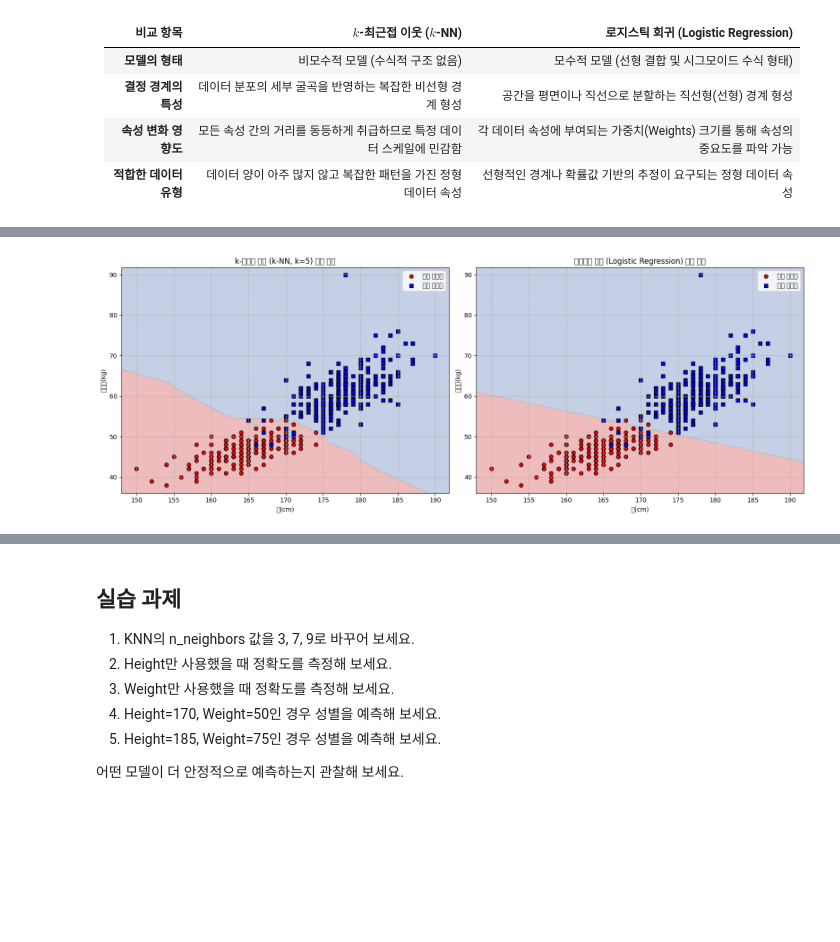
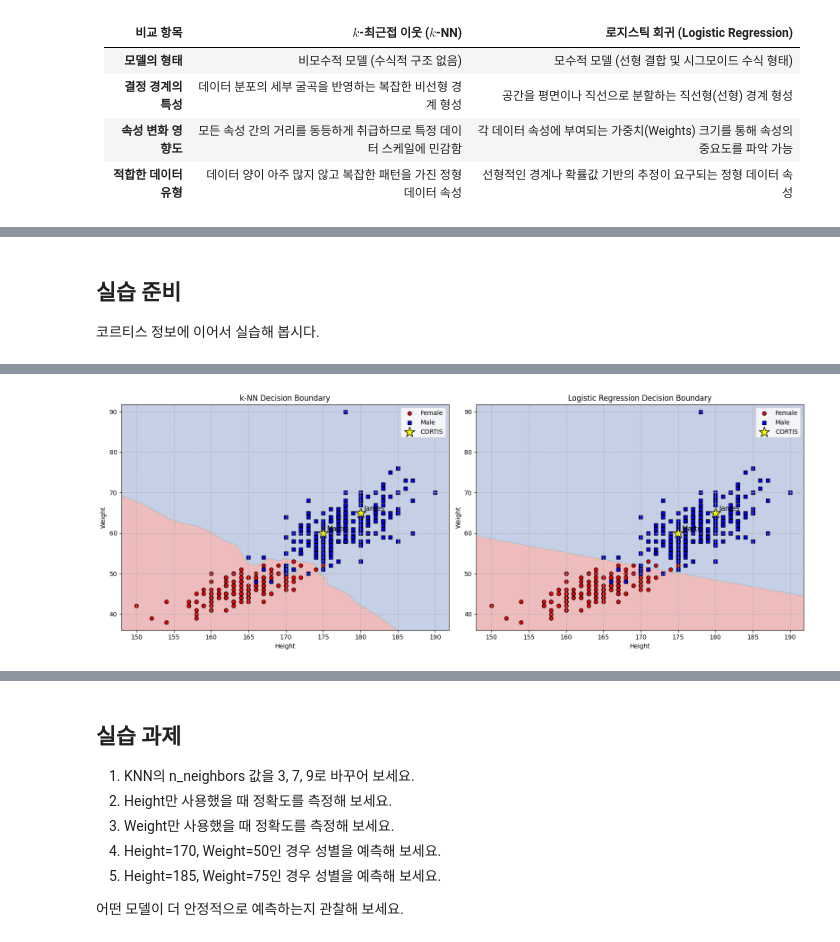
Before and after one commit to yangjunahn/ClassHighschool, a Jupyter notebook: 3-2-1-KNNandLogistic.ipynb, the cells around one changed output, grey strips where cells are left out. Saved outputs shown, nothing was run; the diff lists cells and outputs as text; code cells hidden in the pictures; blank space fills up the shorter version.

Commit message:
Update KNN and logistic notebook

```diff
--- a/3-2-1-KNNandLogistic.ipynb
+++ b/3-2-1-KNNandLogistic.ipynb
@@ -399,3 +364,6 @@ Saving kpopidolsv3.csv to kpopidolsv3.csv
+# %% [markdown]
+## 실습 준비
+코르티스 정보에 이어서 실습해 봅시다.
 # %%
 import numpy as np
 import matplotlib.pyplot as plt
@@ -406,13 +374,19 @@ from sklearn.linear_model import LogisticRegression
 from sklearn.metrics import accuracy_score
 
 # 1. 사용할 데이터 선택
-# Height, Weight 두 속성을 이용해 Gender를 분류하는 실습
-data = df[["Height", "Weight", "Gender"]].dropna()
+# df가 아니라 df_new를 사용해야 코르티스 데이터가 포함됨
+data = df_new[["Stage Name", "Group", "Height", "Weight", "Gender"]].dropna()
+
+# Gender가 F 또는 M인 데이터만 사용
+data = data[data["Gender"].isin(["F", "M"])].copy()
 
 # Gender를 숫자로 변환: F = 0, M = 1
-data = data[data["Gender"].isin(["F", "M"])]
 data["Gender_Code"] = data["Gender"].map({"F": 0, "M": 1})
 
+# 코르티스 데이터 따로 저장
+cortis_data_ml = data[data["Group"] == "CORTIS"]
+
+# 모델 학습에는 전체 데이터 사용
 X = data[["Height", "Weight"]].values
 y = data["Gender_Code"].values
 
@@ -426,7 +400,7 @@ X_train, X_test, y_train, y_test = train_test_split(
 
 # 3. 모델 정의 및 학습
 knn_model = KNeighborsClassifier(n_neighbors=5)
-lr_model = LogisticRegression()
+lr_model = LogisticRegression(max_iter=1000)
 
 knn_model.fit(X_train, y_train)
 lr_model.fit(X_train, y_train)
@@ -438,8 +412,21 @@ lr_pred = lr_model.predict(X_test)
 print("k-NN 정확도:", accuracy_score(y_test, knn_pred))
 print("로지스틱 회귀 정확도:", accuracy_score(y_test, lr_pred))
 
-# 5. 결정 경계를 그리기 위한 함수 정의
-def plot_decision_boundaries(X, y, model, title, ax):
+# 5. 코르티스 예측 결과 확인
+X_cortis = cortis_data_ml[["Height", "Weight"]].values
+
+cortis_knn_pred = knn_model.predict(X_cortis)
+cortis_lr_pred = lr_model.predict(X_cortis)
+
+print("\n코르티스 예측 결과")
+for i, name in enumerate(cortis_data_ml["Stage Name"]):
+    print(name)
+    print("k-NN 예측:", "M" if cortis_knn_pred[i] == 1 else "F")
+    print("Logistic Regression 예측:", "M" if cortis_lr_pred[i] == 1 else "F")
+    print()
+
+# 6. 결정 경계를 그리기 위한 함수 정의
+def plot_decision_boundaries(X, y, model, title, ax, cortis_data_ml):
     x_min, x_max = X[:, 0].min() - 2, X[:, 0].max() + 2
     y_min, y_max = X[:, 1].min() - 2, X[:, 1].max() + 2
 
@@ -456,34 +443,53 @@ def plot_decision_boundaries(X, y, model, title, ax):
     ax.scatter(
         X[y == 0, 0], X[y == 0, 1],
         color="red", marker="o", edgecolor="k",
-        label="여성 아이돌"
+        label="Female"
     )
 
     ax.scatter(
         X[y == 1, 0], X[y == 1, 1],
         color="blue", marker="s", edgecolor="k",
-        label="남성 아이돌"
+        label="Male"
     )
 
+    # 코르티스 데이터 강조 표시
+    ax.scatter(
+        cortis_data_ml["Height"],
+        cortis_data_ml["Weight"],
+        color="yellow", marker="*", s=300, edgecolor="black",
+        label="CORTIS"
+    )
+
+    # 코르티스 이름 표시
+    for _, row in cortis_data_ml.iterrows():
+        ax.text(
+            row["Height"] + 0.5,
+            row["Weight"] + 0.5,
+            row["Stage Name"],
+            fontsize=11
+        )
+
     ax.set_title(title)
-    ax.set_xlabel("키(cm)")
-    ax.set_ylabel("몸무게(kg)")
+    ax.set_xlabel("Height")
+    ax.set_ylabel("Weight")
     ax.legend()
     ax.grid(True, linestyle="--")
 
-# 6. 두 모델의 결정 경계 비교 시각화
+# 7. 두 모델의 결정 경계 비교 시각화
 fig, (ax1, ax2) = plt.subplots(1, 2, figsize=(16, 6))
 
 plot_decision_boundaries(
     X_train, y_train, knn_model,
-    "k-최근접 이웃 (k-NN, k=5) 결정 경계",
-    ax1
+    "k-NN Decision Boundary",
+    ax1,
+    cortis_data_ml
 )
 
 plot_decision_boundaries(
     X_train, y_train, lr_model,
-    "로지스틱 회귀 (Logistic Regression) 결정 경계",
-    ax2
+    "Logistic Regression Decision Boundary",
+    ax2,
+    cortis_data_ml
 )
 
 plt.tight_layout()
@@ -494 +509 @@ k-NN 정확도: 0.9821428571428571
-[figure, old version]
+[figure, new version]
```
Also changed, not shown: parts of 6 cells of this notebook.
